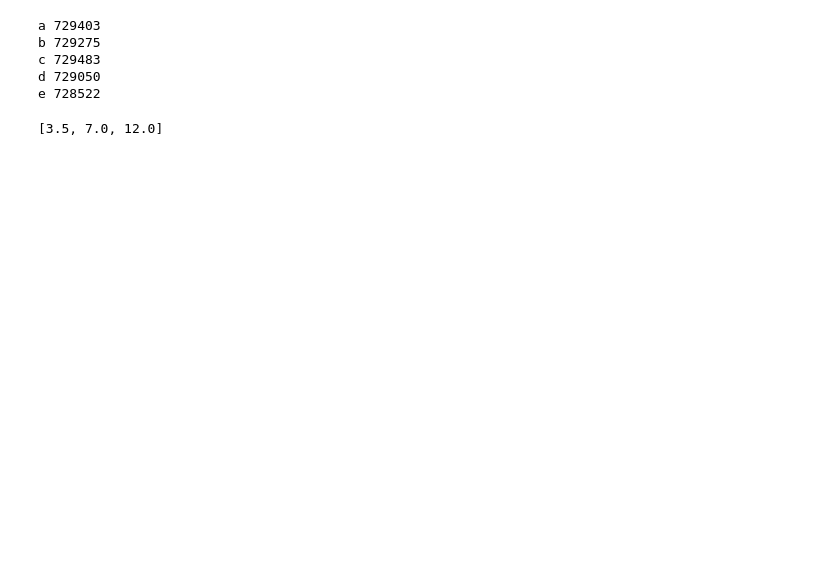
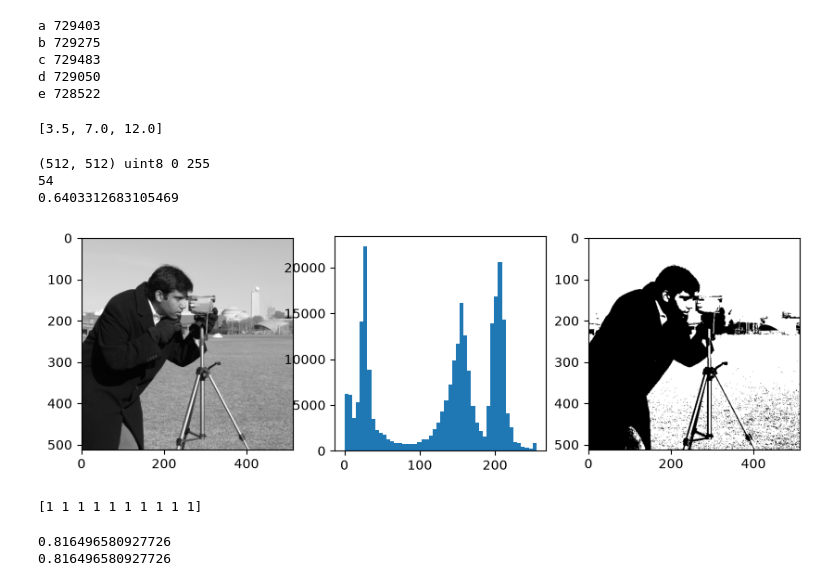
Before and after one commit to Alexander-Granlund/git-ovning, a Jupyter notebook: ML-hackathon/test.ipynb, the cells around one changed output. Saved outputs shown, nothing was run; the diff lists cells and outputs as text; code cells hidden in the pictures; blank space fills up the shorter version.

Commit message:
Numpy

```diff
--- a/ML-hackathon/test.ipynb
+++ b/ML-hackathon/test.ipynb
@@ -37,3 +37,49 @@ with open ("tal.txt") as f:
 print(lista)
 # %% [output]
 [3.5, 7.0, 12.0]
+# %%
+import numpy as np
+import matplotlib.pyplot as plt
+from skimage import data
+
+img = data.camera()                  # en gråskalebild som NumPy-array
+print(img.shape, img.dtype, img.min(), img.max())   # (512, 512) uint8 0 255
+print(img[100, 200])                 # pixelvärdet på rad 100, kolumn 200 (54)
+
+crop = img[100:200, 150:300]         # rader 100-199, kolumner 150-299
+mask = img > 128                     # True där pixeln är ljus
+print(mask.mean())                   # andel ljusa pixlar, ca 0.64
+
+fig, ax = plt.subplots(1, 3, figsize=(10, 3))
+ax[0].imshow(img, cmap='gray')
+ax[1].hist(img.ravel(), bins=50)
+ax[2].imshow(mask, cmap='gray')
+plt.show()
+# %% [output]
+(512, 512) uint8 0 255
+54
+0.6403312683105469
+[figure, added]
+# %%
+NpListEmpty = np.empty(50)
+
+NpListArange = np.arange(0,100,3)
+
+NpListLinspace = np.linspace(0,100,11)
+
+NpListForceDtype = np.ones(10, dtype=np.int64)
+
+print(NpListForceDtype)
+# %% [output]
+[1 1 1 1 1 1 1 1 1 1]
+# %%
+threeDimension = np.array([[[1,2,3,4], [1,2,3,4]], [[1,2,3,4], [1,2,3,4]]])
+
+arr = np.array([10, 15, 20, 25, 12, 34, 45, 90])
+
+arr2 = np.array([1,2,3])
+print(arr2.var())
+print(arr2.std())
+# %% [output]
+0.816496580927726
+0.816496580927726
```
